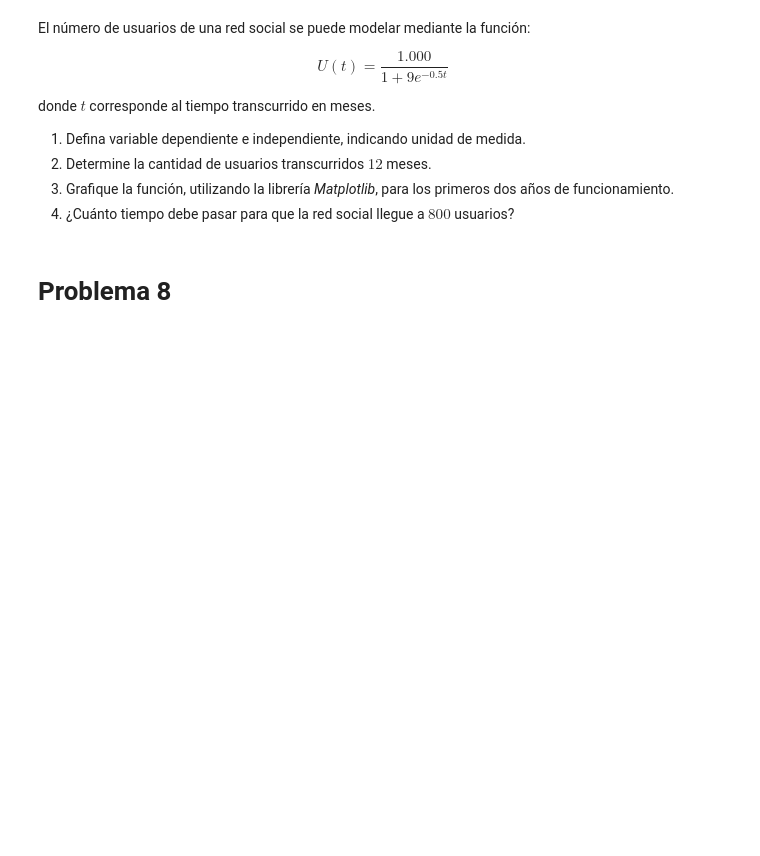
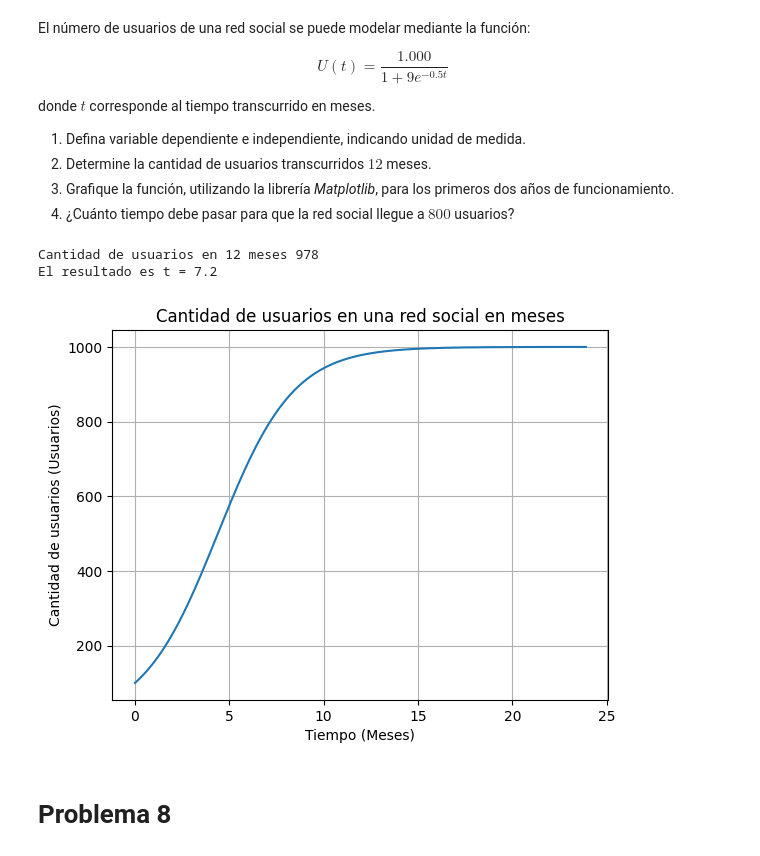
Before and after one commit to Roony11-Repocitorioduoc/Matematica-aplicada, a Jupyter notebook: G1_Funciones.ipynb, the cells around one changed output. Cells and saved outputs as stored; diff of their text form; code cells hidden in the pictures; blank space fills up the shorter version.

```diff
--- a/G1_Funciones.ipynb
+++ b/G1_Funciones.ipynb
@@ -271,36 +281,43 @@ donde $t$ corresponde al tiempo transcurrido en meses.
 
 import matplotlib.pyplot as mt
 import numpy
 
 def d(t):
     return 1000/(1+9*numpy.exp(-0.5*t))
 
+def generarEjex(dominioMin, dominioMax, intervalo):
+    x = numpy.arange(dominioMin, dominioMax, intervalo)
+    return x
+
 # 2. Para esto solo basta la funcion evaluarla en 12 cual su resultado es 978 usuarios
 
-print(f"Cantidad de usuarios en 12 meses {d(12)}")
+print(f"Cantidad de usuarios en 12 meses {d(12):.0f}")
 
 # 4. Para esto debemos resolver la ecuacion 800 = d(t) con t = 7.17 aproximadamente al solucionar la ecuacion exponencial
 
 # con un poco de algebra llegamos a que la solucion que buscamos es t = -2*ln(200/7200)
 
-print(f"El resultado es t = {-2*numpy.log(200/7200)}")
+print(f"El resultado es t = {-2*numpy.log(200/7200):.1f}")
 
 # 3.
-
 
 x = generarEjex(0, 24, 0.1)
 
 y = d(x)
 
 mt.plot(x, y)
 
 mt.xlabel("Tiempo (Meses)")
 mt.ylabel("Cantidad de usuarios (Usuarios)")
 mt.title("Cantidad de usuarios en una red social en meses")
 
 mt.grid(True)
 
 mt.show()
+# %% [output]
+Cantidad de usuarios en 12 meses 978
+El resultado es t = 7.2
+[figure, added]
 # %% [markdown]
 # Problema 8
 # %% [markdown]
```
Also changed, not shown: parts of 6 cells of this notebook.
